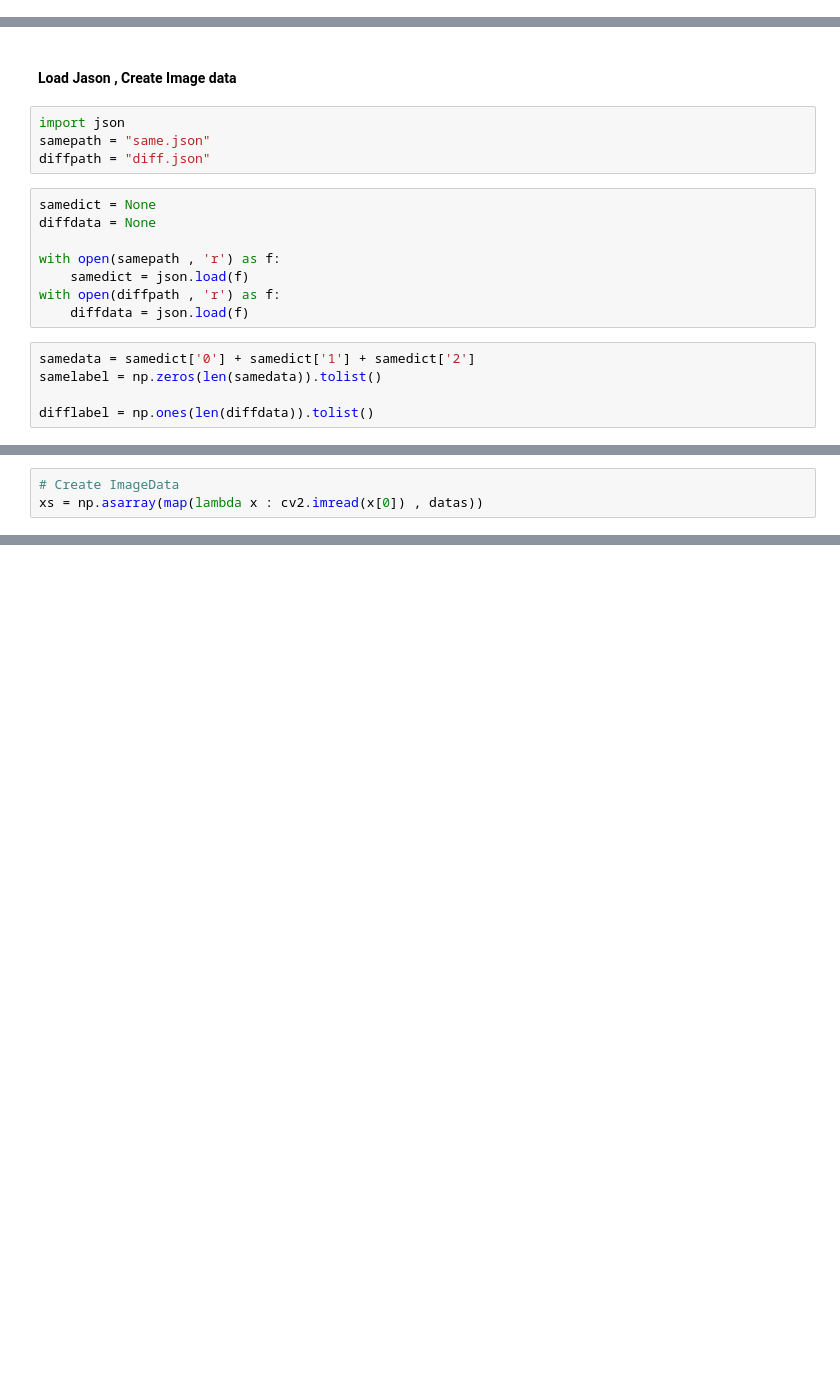
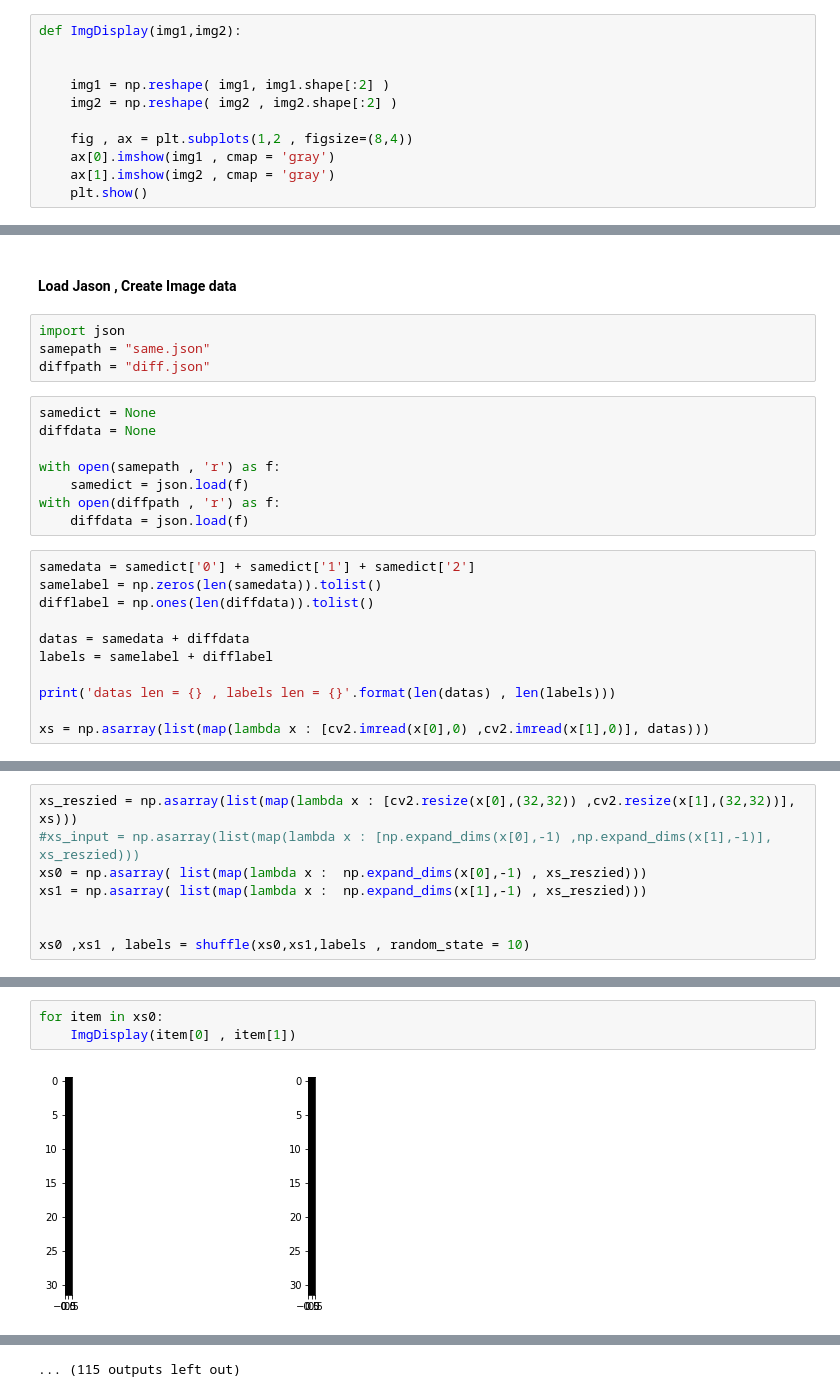
Before and after one commit to jaewoo-so/OneShotLearning, a Jupyter notebook: kerasnote/SimpleModel.ipynb, the cells around one changed output, grey strips where cells are left out. Cells and saved outputs as stored; diff of their text form; blank space fills up the shorter version.

```diff
--- a/kerasnote/SimpleModel.ipynb
+++ b/kerasnote/SimpleModel.ipynb
@@ -6,3 +18,14 @@ from functools import *
+# %%
+def ImgDisplay(img1,img2):
+
+
+    img1 = np.reshape( img1, img1.shape[:2] )
+    img2 = np.reshape( img2 , img2.shape[:2] )
+
+    fig , ax = plt.subplots(1,2 , figsize=(8,4))
+    ax[0].imshow(img1 , cmap = 'gray')
+    ax[1].imshow(img2 , cmap = 'gray')
+    plt.show()
 # %%
 class SimpleModel:
     def __init__(self):
@@ -37,5 +63,11 @@ with open(diffpath , 'r') as f:
 # %%
 samedata = samedict['0'] + samedict['1'] + samedict['2']
 samelabel = np.zeros(len(samedata)).tolist()
+difflabel = np.ones(len(diffdata)).tolist()
 
-difflabel = np.ones(len(diffdata)).tolist()
+datas = samedata + diffdata
+labels = samelabel + difflabel
+
+print('datas len = {} , labels len = {}'.format(len(datas) , len(labels)))
+
+xs = np.asarray(list(map(lambda x : [cv2.imread(x[0],0) ,cv2.imread(x[1],0)], datas)))
@@ -53,3 +75,0 @@ len(datas[0])
-# %%
-# Create ImageData
-xs = np.asarray(map(lambda x : cv2.imread(x[0]) , datas))
@@ -59,0 +76,8 @@ datas[0][0]
+# %%
+xs_reszied = np.asarray(list(map(lambda x : [cv2.resize(x[0],(32,32)) ,cv2.resize(x[1],(32,32))], xs)))
+#xs_input = np.asarray(list(map(lambda x : [np.expand_dims(x[0],-1) ,np.expand_dims(x[1],-1)], xs_reszied)))
+xs0 = np.asarray( list(map(lambda x :  np.expand_dims(x[0],-1) , xs_reszied)))
+xs1 = np.asarray( list(map(lambda x :  np.expand_dims(x[1],-1) , xs_reszied)))
+
+
+xs0 ,xs1 , labels = shuffle(xs0,xs1,labels , random_state = 10)
@@ -59,0 +192,5 @@ datas[0][0]
+# %%
+for item in xs0:
+    ImgDisplay(item[0] , item[1])
+# %% [output]
+[figure, added]
@@ -59,0 +208 @@ datas[0][0]
+... (115 outputs left out)
```
Also changed, not shown: parts of 18 cells of this notebook, 5 other files.
